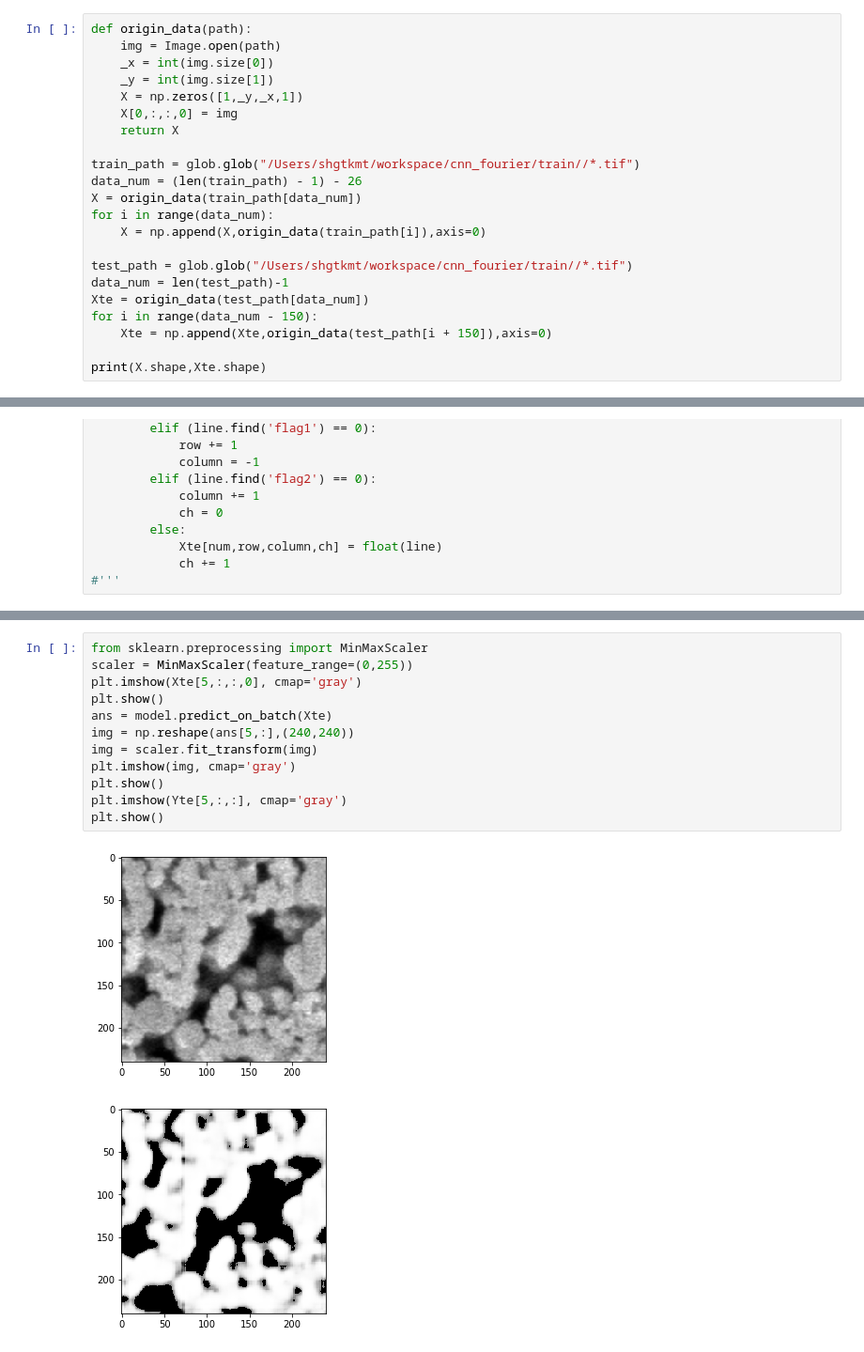
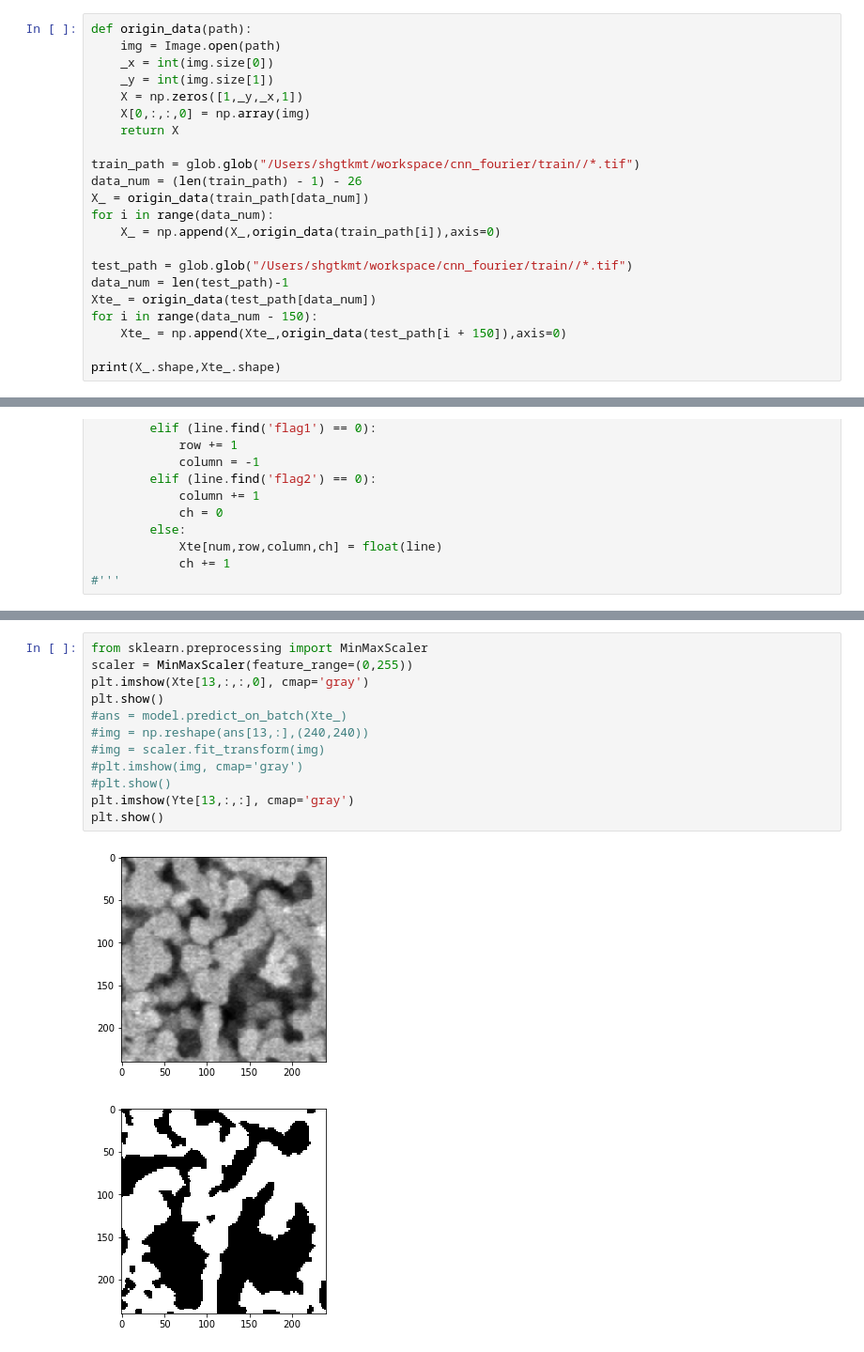
Before and after one commit to tokuo/cnn_fourier, a Jupyter notebook: main.ipynb, the cells around one changed output, grey strips where cells are left out. Shown: that part at 94% size. Saved outputs shown, nothing was run; the diff lists cells and outputs as text.

```diff
--- a/main.ipynb
+++ b/main.ipynb
@@ -271,22 +274,22 @@ def origin_data(path):
     _x = int(img.size[0])
     _y = int(img.size[1])
     X = np.zeros([1,_y,_x,1])
-    X[0,:,:,0] = img
+    X[0,:,:,0] = np.array(img)
     return X
 
 train_path = glob.glob("/Users/shgtkmt/workspace/cnn_fourier/train//*.tif")
 data_num = (len(train_path) - 1) - 26
-X = origin_data(train_path[data_num])
+X_ = origin_data(train_path[data_num])
 for i in range(data_num):
-    X = np.append(X,origin_data(train_path[i]),axis=0)
+    X_ = np.append(X_,origin_data(train_path[i]),axis=0)
 
 test_path = glob.glob("/Users/shgtkmt/workspace/cnn_fourier/train//*.tif")
 data_num = len(test_path)-1
-Xte = origin_data(test_path[data_num])
+Xte_ = origin_data(test_path[data_num])
 for i in range(data_num - 150):
-    Xte = np.append(Xte,origin_data(test_path[i + 150]),axis=0)
+    Xte_ = np.append(Xte_,origin_data(test_path[i + 150]),axis=0)
 
-print(X.shape,Xte.shape)
+print(X_.shape,Xte_.shape)
 # %% [output]
 (150, 240, 240, 1) (26, 240, 240, 1)
 # %%
@@ -519,15 +528,15 @@ None
 # %%
 from sklearn.preprocessing import MinMaxScaler
 scaler = MinMaxScaler(feature_range=(0,255))
-plt.imshow(Xte[5,:,:,0], cmap='gray')
+plt.imshow(Xte[13,:,:,0], cmap='gray')
 plt.show()
-ans = model.predict_on_batch(Xte)
-img = np.reshape(ans[5,:],(240,240))
-img = scaler.fit_transform(img)
-plt.imshow(img, cmap='gray')
+#ans = model.predict_on_batch(Xte_)
+#img = np.reshape(ans[13,:],(240,240))
+#img = scaler.fit_transform(img)
+#plt.imshow(img, cmap='gray')
+#plt.show()
+plt.imshow(Yte[13,:,:], cmap='gray')
 plt.show()
-plt.imshow(Yte[5,:,:], cmap='gray')
-plt.show()
 # %% [output]
-[figure, old version]
+[figure, new version]
-[figure, old version]
+[figure, new version]
```
Also changed, not shown: parts of 9 cells of this notebook, 2 other files.
